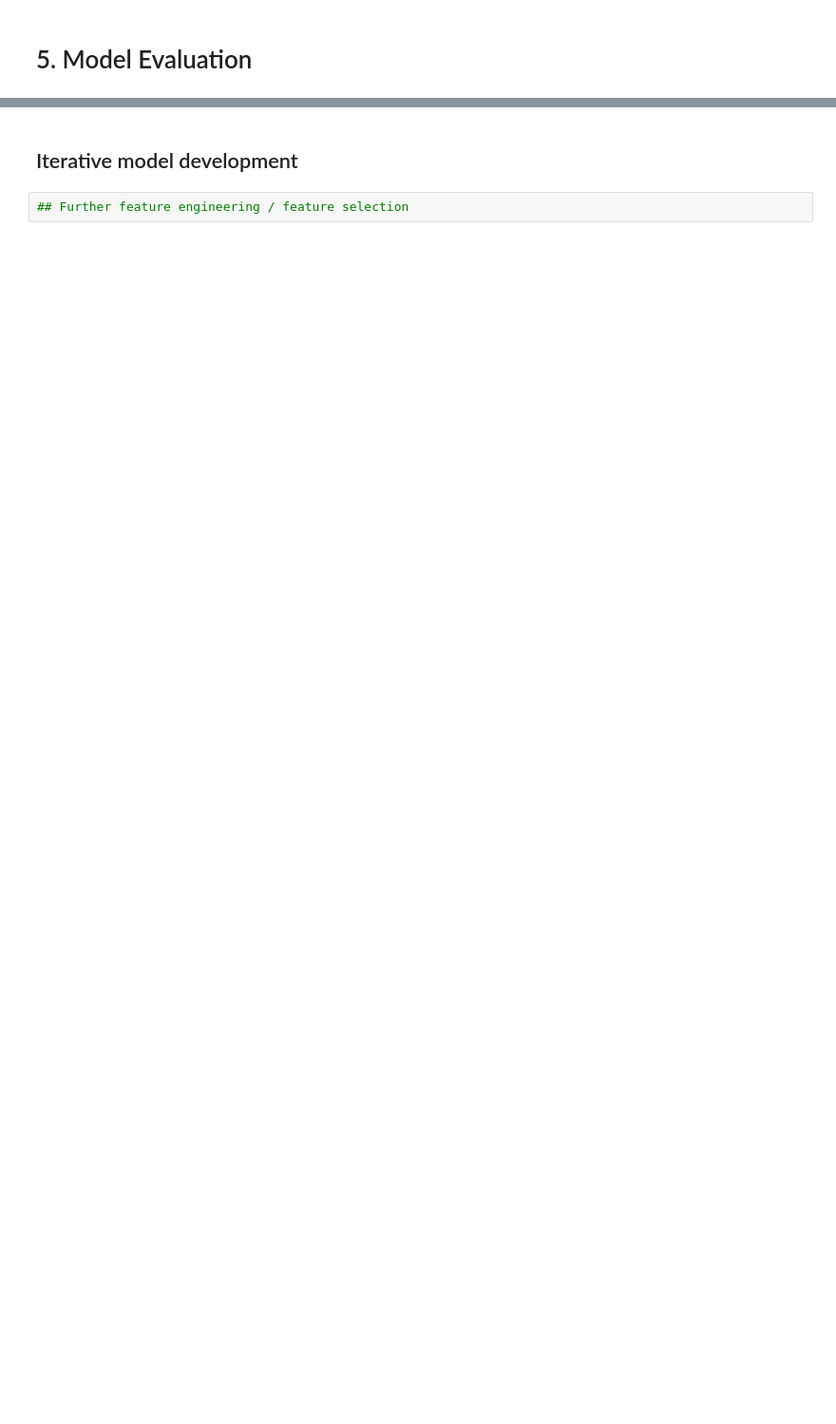
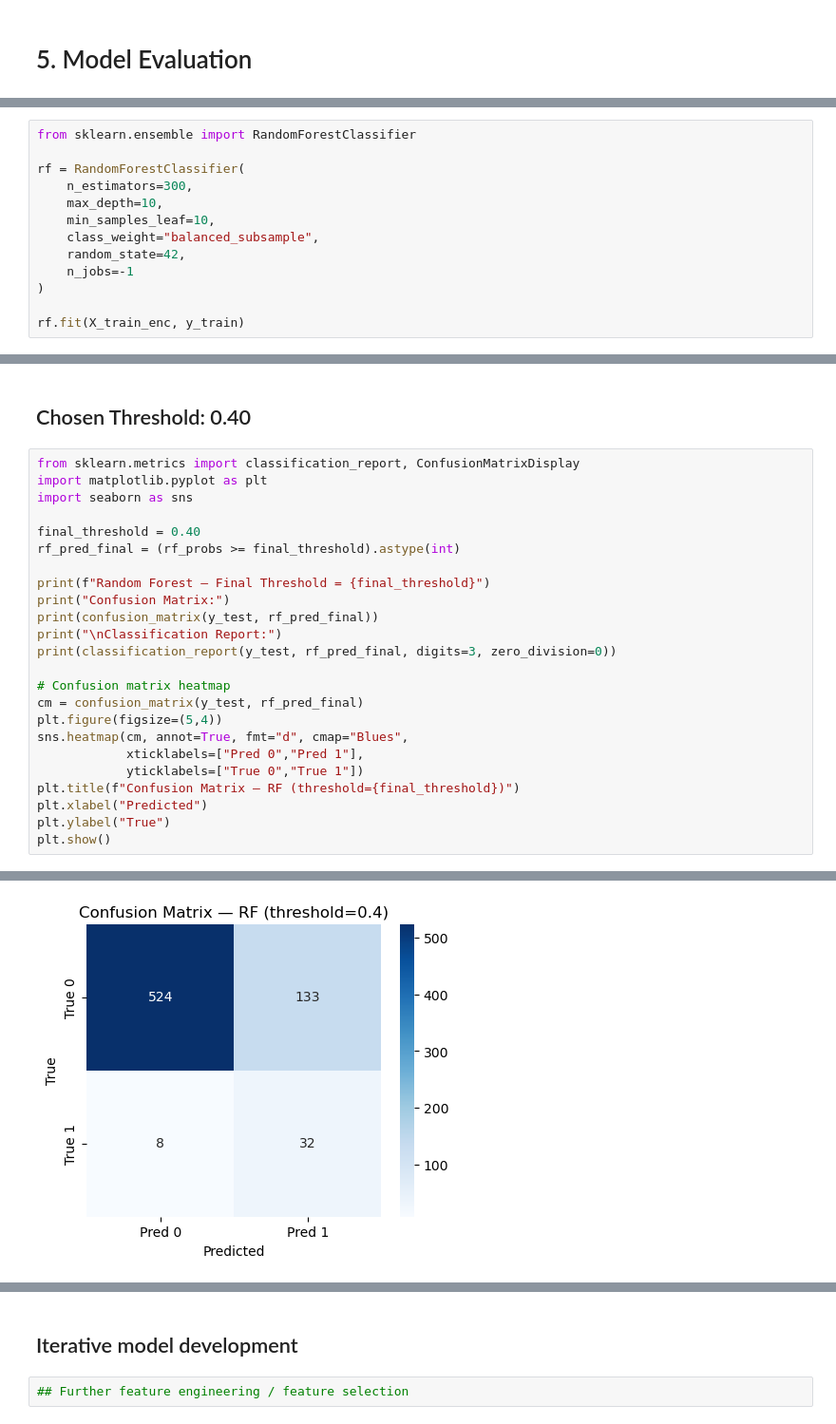
Before and after one commit to myynn/mldp-p03-sharmynho, a Jupyter notebook: assignment-code/MLDP_Stroke_SharmynHo_P03.ipynb, the cells around one changed output, grey strips where cells are left out. Shown at 95% size. Cells and saved outputs as stored; diff of their text form; blank space fills up the shorter version.

```diff
--- a/assignment-code/MLDP_Stroke_SharmynHo_P03.ipynb
+++ b/assignment-code/MLDP_Stroke_SharmynHo_P03.ipynb
@@ -1535,0 +1673,13 @@ Predicted Probability of Stroke: 0.437
+# %%
+from sklearn.ensemble import RandomForestClassifier
+
+rf = RandomForestClassifier(
+    n_estimators=300,
+    max_depth=10,
+    min_samples_leaf=10,
+    class_weight="balanced_subsample",
+    random_state=42,
+    n_jobs=-1
+)
+
+rf.fit(X_train_enc, y_train)
@@ -1535,0 +1739,27 @@ Predicted Probability of Stroke: 0.437
+# %% [markdown]
+## Chosen Threshold: 0.40
+# %%
+from sklearn.metrics import classification_report, ConfusionMatrixDisplay
+import matplotlib.pyplot as plt
+import seaborn as sns
+
+final_threshold = 0.40
+rf_pred_final = (rf_probs >= final_threshold).astype(int)
+
+print(f"Random Forest — Final Threshold = {final_threshold}")
+print("Confusion Matrix:")
+print(confusion_matrix(y_test, rf_pred_final))
+print("\nClassification Report:")
+print(classification_report(y_test, rf_pred_final, digits=3, zero_division=0))
+
+# Confusion matrix heatmap
+cm = confusion_matrix(y_test, rf_pred_final)
+plt.figure(figsize=(5,4))
+sns.heatmap(cm, annot=True, fmt="d", cmap="Blues",
+            xticklabels=["Pred 0","Pred 1"],
+            yticklabels=["True 0","True 1"])
+plt.title(f"Confusion Matrix — RF (threshold={final_threshold})")
+plt.xlabel("Predicted")
+plt.ylabel("True")
+plt.show()
+# %% [output]
@@ -1535,0 +1780 @@ Predicted Probability of Stroke: 0.437
+[figure, added]
```
Also changed, not shown: parts of 56 cells of this notebook.
